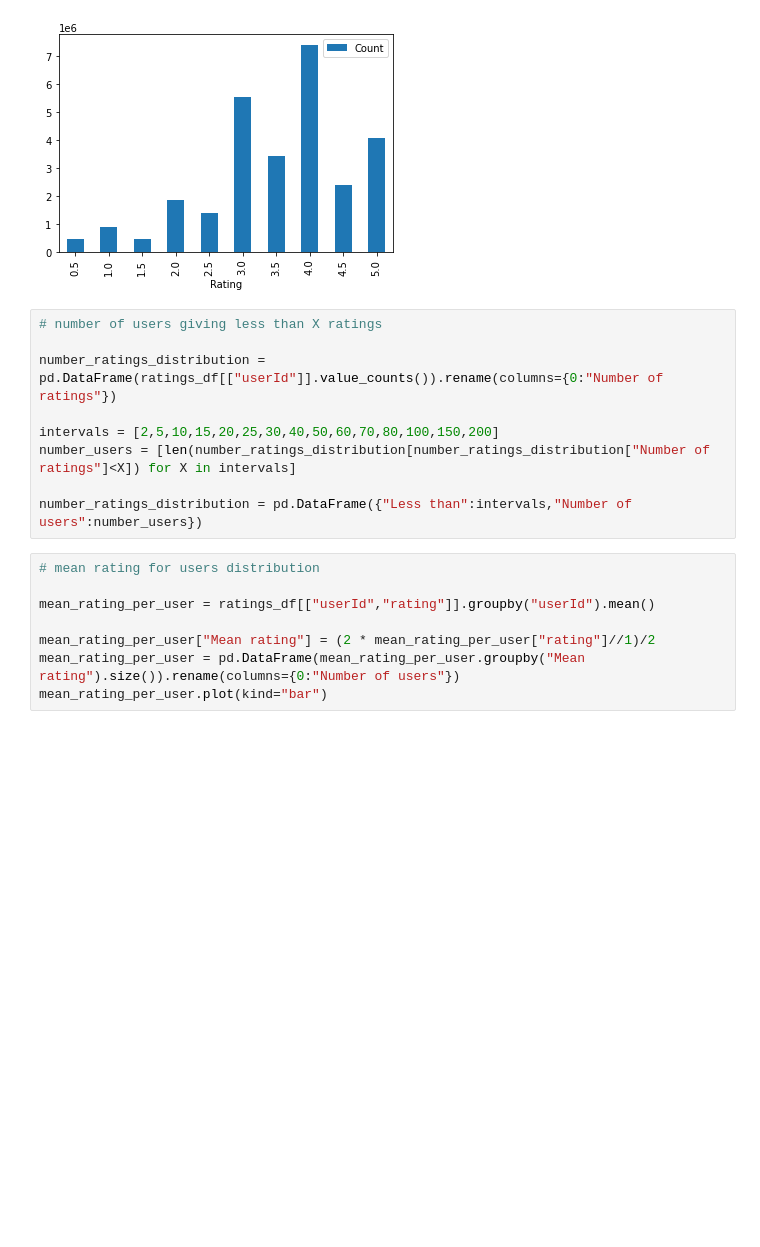
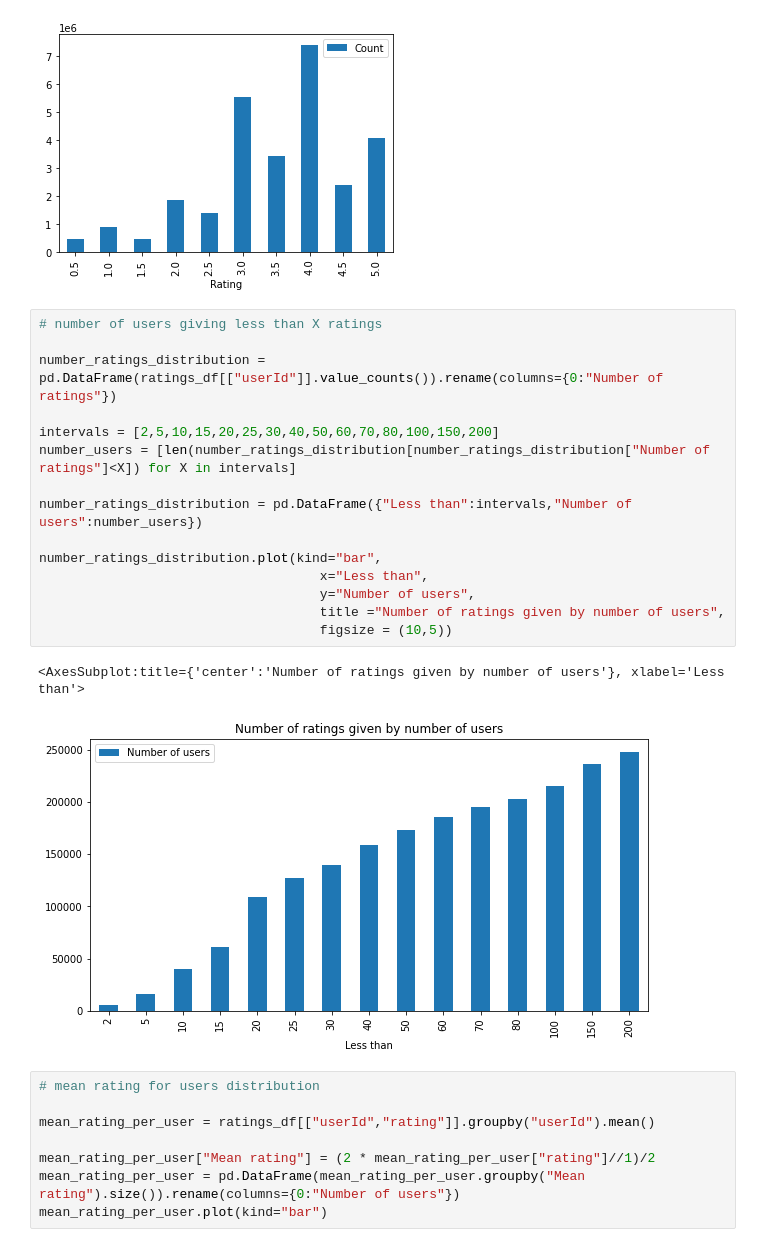
Before and after one commit to SamiFatmi/Machine-Learning-SAMI-FATMI, a Jupyter notebook: Labs/1-Recommender_system.ipynb, the cells around one changed output. Cells and saved outputs as stored; diff of their text form; blank space fills up the shorter version.

```diff
--- a/Labs/1-Recommender_system.ipynb
+++ b/Labs/1-Recommender_system.ipynb
@@ -46,12 +46,21 @@ rating_distribution.plot(kind="bar",x="Rating",y="Count")
 # %%
 # number of users giving less than X ratings
 
 number_ratings_distribution = pd.DataFrame(ratings_df[["userId"]].value_counts()).rename(columns={0:"Number of ratings"})
 
 intervals = [2,5,10,15,20,25,30,40,50,60,70,80,100,150,200]
 number_users = [len(number_ratings_distribution[number_ratings_distribution["Number of ratings"]<X]) for X in intervals]
 
 number_ratings_distribution = pd.DataFrame({"Less than":intervals,"Number of users":number_users})
+
+number_ratings_distribution.plot(kind="bar",
+                                    x="Less than",
+                                    y="Number of users",
+                                    title ="Number of ratings given by number of users",
+                                    figsize = (10,5))
+# %% [output]
+<AxesSubplot:title={'center':'Number of ratings given by number of users'}, xlabel='Less than'>
+[figure, added]
 # %%
 # mean rating for users distribution
 
```
